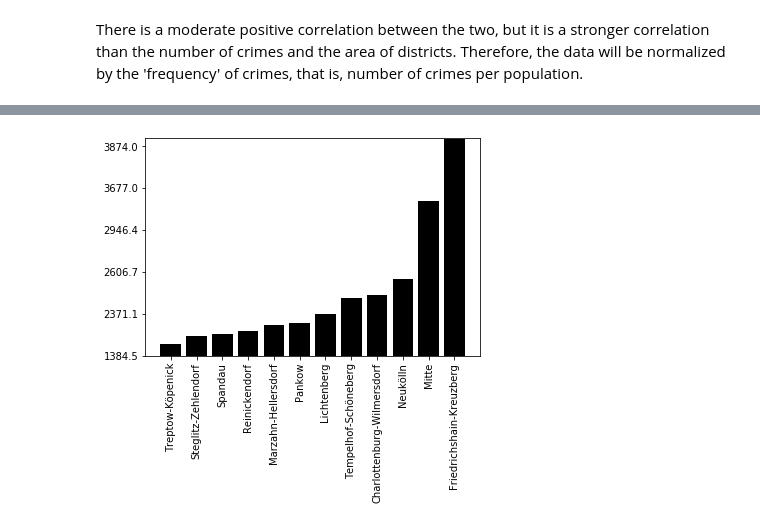
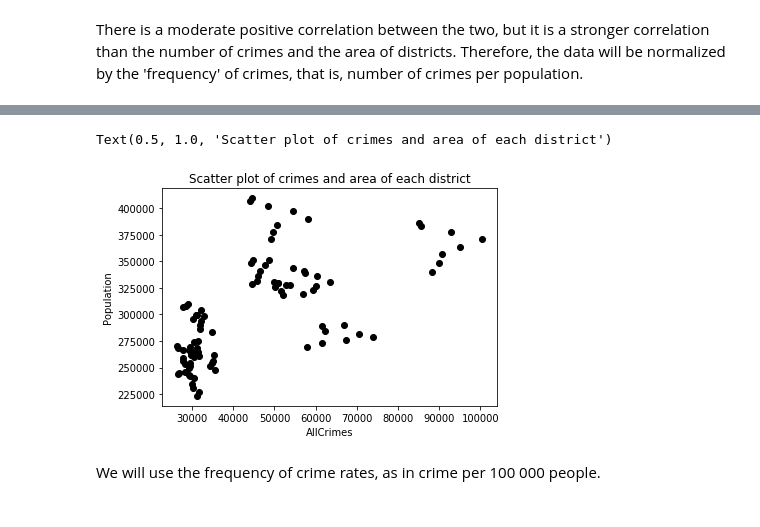
Before and after one commit to MilVas/Week-6-Project-Berlin-Crime, a Jupyter notebook: Milena.ipynb, the cells around one changed output, grey strips where cells are left out. Drawn from its saved outputs; the diff is of its cells as text; code cells hidden in the pictures.

```diff
--- a/Milena.ipynb
+++ b/Milena.ipynb
@@ -279,15 +250,15 @@ DO
-# %%
-fig, ax = plt.subplots()
-ax.bar(DO['District'],
-        DO['Crime_per_sqm'],
-        color='black')
-ax.set_xticklabels(DO['District'], rotation=90)
-ax.set_yticklabels(DO['Crime_per_sqm'])
-ax.set_ylim([1,26000])
-ax.yaxis.set_ticks(np.arange(0, 30000, 5000))
-plt.show()
-# %% [output]
-[figure, removed]
+# %%
+x = popcrimes['AllCrimes']
+y = popcrimes['Population']
+plt.scatter(x,y, color = 'black')
+plt.xlabel('AllCrimes')
+plt.ylabel('Population')
+plt.title("t")
+# %% [output]
+Text(0.5, 1.0, 'Scatter plot of crimes and area of each district')
+[figure, added]
+# %% [markdown]
+We will use the frequency of crime rates, as in crime per 100 000 people.
 # %%
 #Assigning normalized columns
 
```
Also changed, not shown: parts of 3 cells of this notebook, 9 other files.
